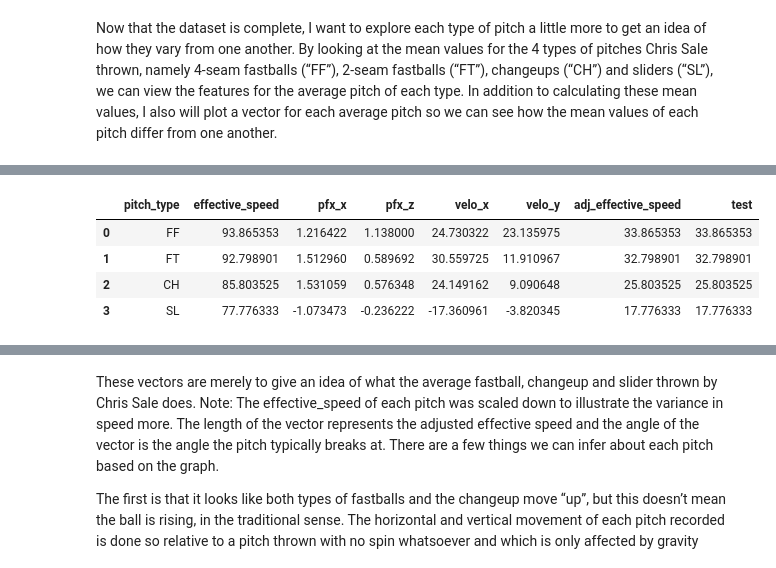
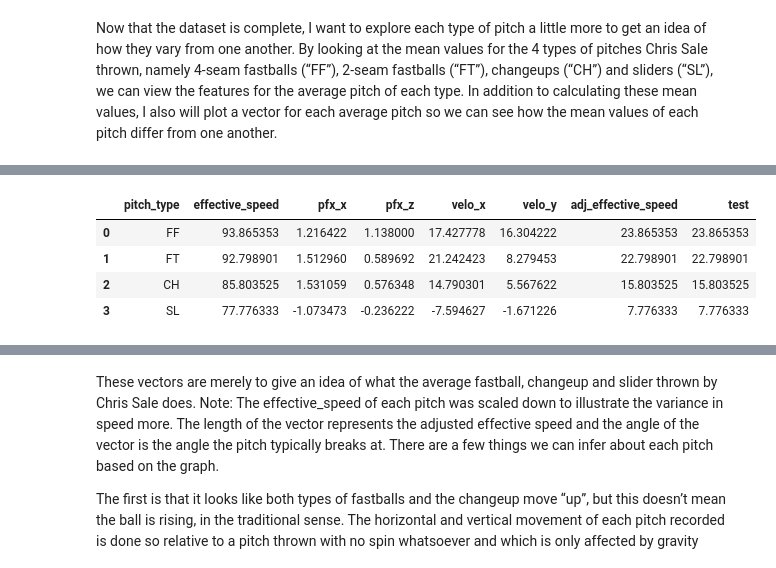
Before and after one commit to atDoyle/Udacity-Machine-Learning, a Jupyter notebook: capstone/Doyle_Capstone_Report.ipynb, the cells around one changed output, grey strips where cells are left out. Saved outputs shown, nothing was run; the diff lists cells and outputs as text; code cells hidden in the pictures.

```diff
--- a/capstone/Doyle_Capstone_Report.ipynb
+++ b/capstone/Doyle_Capstone_Report.ipynb
@@ -229,37 +229,37 @@ display(df_pitch_descriptions)
 # %%
 #Calculate coordinates of velocity vector
 df_vector = df_pitch_descriptions[['pitch_type', 'effective_speed', 'pfx_x', 'pfx_z']]
 df_vector['velo_x'] = 0
 df_vector['velo_y'] = 0
 df_vector['adj_effective_speed'] = 0
 df_vector['test']  = 0
 
 
 #Scale the velocity down for illustrative purposes
 for i in range(len(df_vector)):
-    df_vector['adj_effective_speed'].loc[i] = df_vector['effective_speed'].loc[i] - 60
+    df_vector['adj_effective_speed'].loc[i] = df_vector['effective_speed'].loc[i] - 70
 
 
 for i in range(len(df_vector)):
     df_vector['velo_x'].loc[i] = df_vector['adj_effective_speed'].loc[i] * math.cos(math.atan(abs(df_vector['pfx_z'].loc[i])/abs(df_vector['pfx_x'].loc[i])))
     df_vector['velo_y'].loc[i] = df_vector['adj_effective_speed'].loc[i] * math.sin(math.atan(abs(df_vector['pfx_z'].loc[i])/abs(df_vector['pfx_x'].loc[i])))
     if df_vector['pfx_x'].loc[i] < 0:
         df_vector['velo_x'].loc[i] = df_vector['velo_x'].loc[i] * -1
     if df_vector['pfx_z'].loc[i] < 0:
         df_vector['velo_y'].loc[i] = df_vector['velo_y'].loc[i] * -1
 
 
 #Test the velocity vectors to make sure they are correct
 for i in range(len(df_vector)):
     df_vector['test'].loc[i] = np.sqrt(((df_vector['velo_x'].loc[i]**2)+(df_vector['velo_y'].loc[i]**2)))
 
 display(df_vector)
 # %% [output]
 |  | pitch_type | effective_speed | pfx_x | pfx_z | velo_x | velo_y | adj_effective_speed | test |
-| 0 | FF | 93.865353 | 1.216422 | 1.138000 | 24.730322 | 23.135975 | 33.865353 | 33.865353 |
-| 1 | FT | 92.798901 | 1.512960 | 0.589692 | 30.559725 | 11.910967 | 32.798901 | 32.798901 |
-| 2 | CH | 85.803525 | 1.531059 | 0.576348 | 24.149162 | 9.090648 | 25.803525 | 25.803525 |
-| 3 | SL | 77.776333 | -1.073473 | -0.236222 | -17.360961 | -3.820345 | 17.776333 | 17.776333 |
+| 0 | FF | 93.865353 | 1.216422 | 1.138000 | 17.427778 | 16.304222 | 23.865353 | 23.865353 |
+| 1 | FT | 92.798901 | 1.512960 | 0.589692 | 21.242423 | 8.279453 | 22.798901 | 22.798901 |
+| 2 | CH | 85.803525 | 1.531059 | 0.576348 | 14.790301 | 5.567622 | 15.803525 | 15.803525 |
+| 3 | SL | 77.776333 | -1.073473 | -0.236222 | -7.594627 | -1.671226 | 7.776333 | 7.776333 |
 # %%
 ##### Create plot of velocity vectors to compare the pitches
 soa = np.array([[0, 0, df_vector['velo_x'].loc[0], df_vector['velo_y'].loc[0]], [0, 0, df_vector['velo_x'].loc[1], df_vector['velo_y'].loc[1]], [0, 0, df_vector['velo_x'].loc[2], df_vector['velo_y'].loc[2]], [0, 0, df_vector['velo_x'].loc[3], df_vector['velo_y'].loc[3]]])
```
Also changed, not shown: parts of 13 cells of this notebook, 1 other file.
